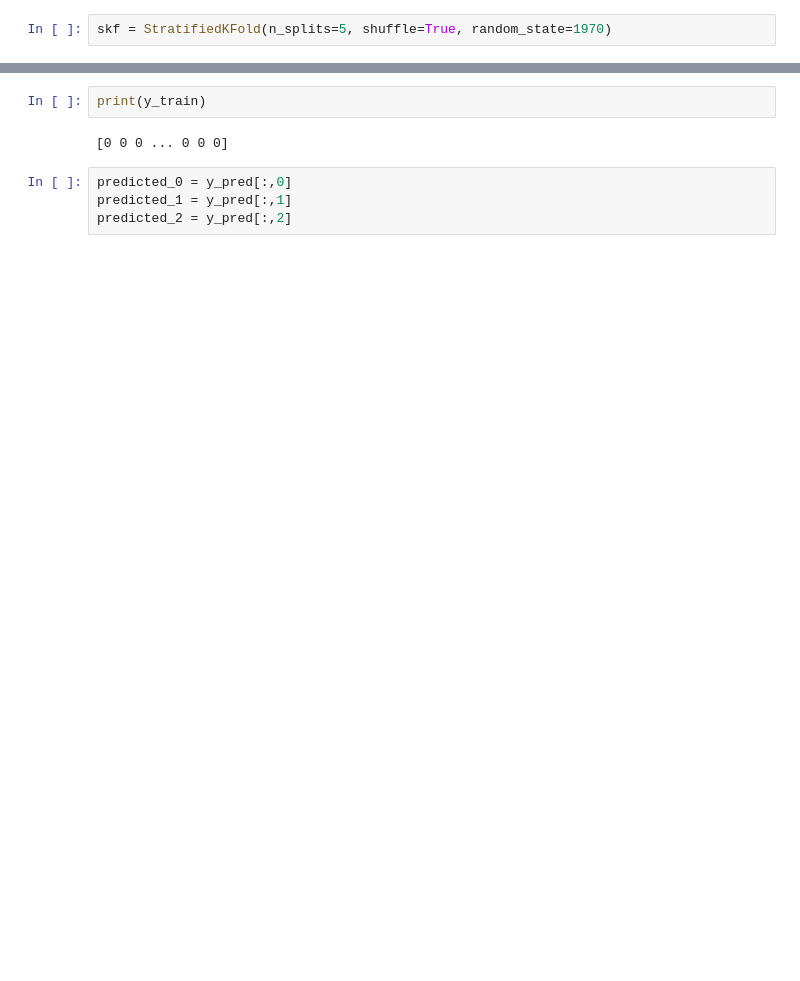
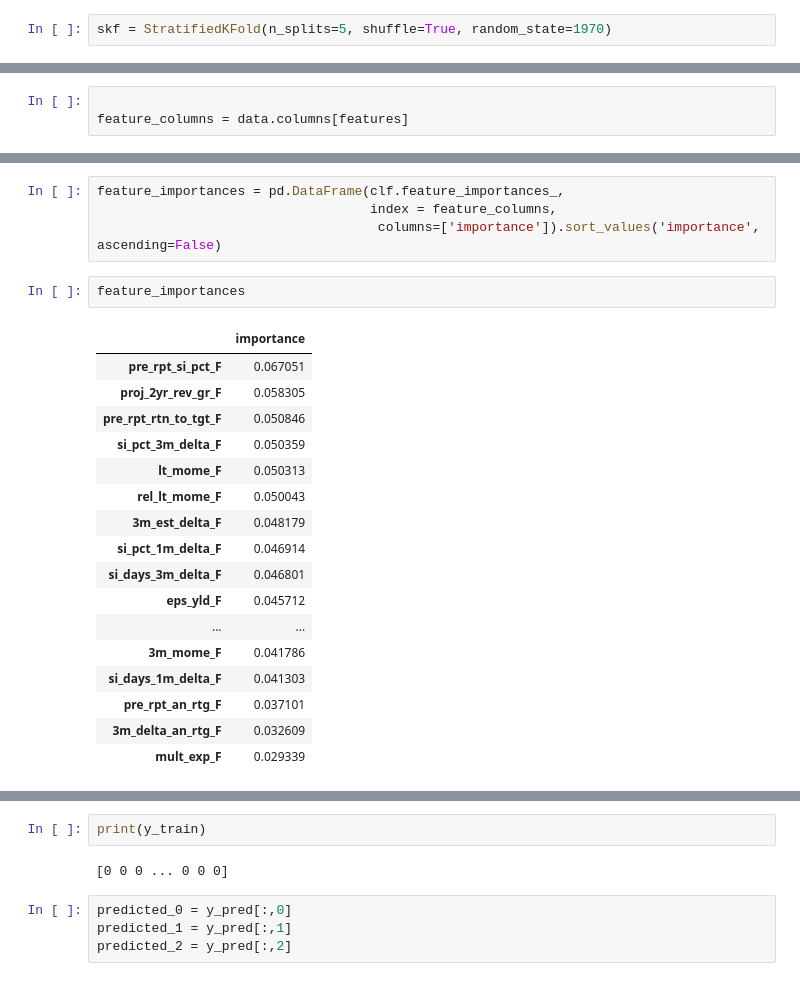
Before and after one commit to jlewis425/anomalies-in-earnings-release-reactions, a Jupyter notebook: fsm_sandbox.ipynb, the cells around one changed output, grey strips where cells are left out. Cells and saved outputs as stored; diff of their text form; blank space fills up the shorter version.

```diff
--- a/fsm_sandbox.ipynb
+++ b/fsm_sandbox.ipynb
@@ -131,0 +284,3 @@ print(cv_accuracy)
+# %%
+
+feature_columns = data.columns[features]
@@ -132,3 +298,27 @@ print(cv_accuracy)
+# %%
+feature_importances = pd.DataFrame(clf.feature_importances_,
+                                   index = feature_columns,
+                                    columns=['importance']).sort_values('importance', ascending=False)
+# %%
+feature_importances
+# %% [output]
+|  | importance |
+| pre_rpt_si_pct_F | 0.067051 |
+| proj_2yr_rev_gr_F | 0.058305 |
+| pre_rpt_rtn_to_tgt_F | 0.050846 |
+| si_pct_3m_delta_F | 0.050359 |
+| lt_mome_F | 0.050313 |
+| rel_lt_mome_F | 0.050043 |
+| 3m_est_delta_F | 0.048179 |
+| si_pct_1m_delta_F | 0.046914 |
+| si_days_3m_delta_F | 0.046801 |
+| eps_yld_F | 0.045712 |
+| ... | ... |
+| 3m_mome_F | 0.041786 |
+| si_days_1m_delta_F | 0.041303 |
+| pre_rpt_an_rtg_F | 0.037101 |
+| 3m_delta_an_rtg_F | 0.032609 |
+| mult_exp_F | 0.029339 |
 # %%
 print(y_pred)
 # %% [output]
```
Also changed, not shown: parts of 48 cells of this notebook, 3 other files.
